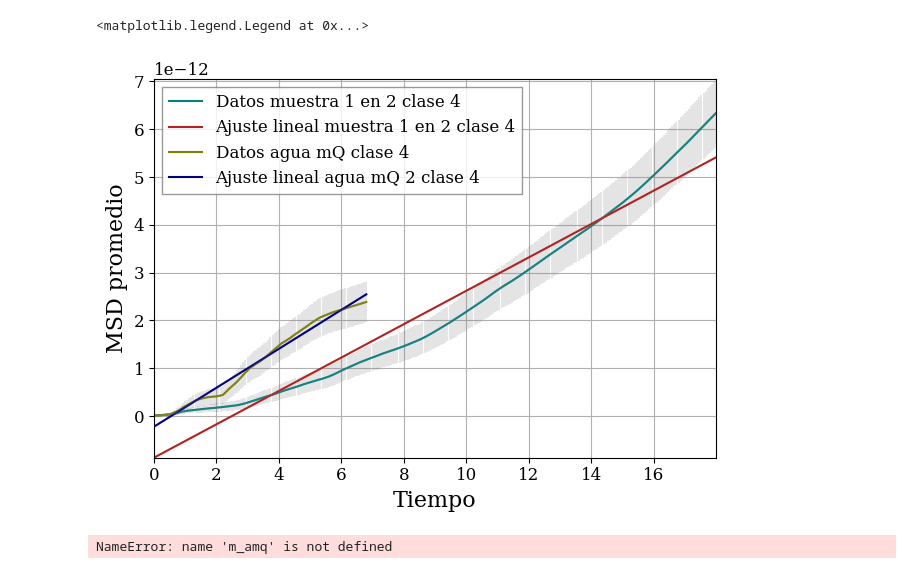
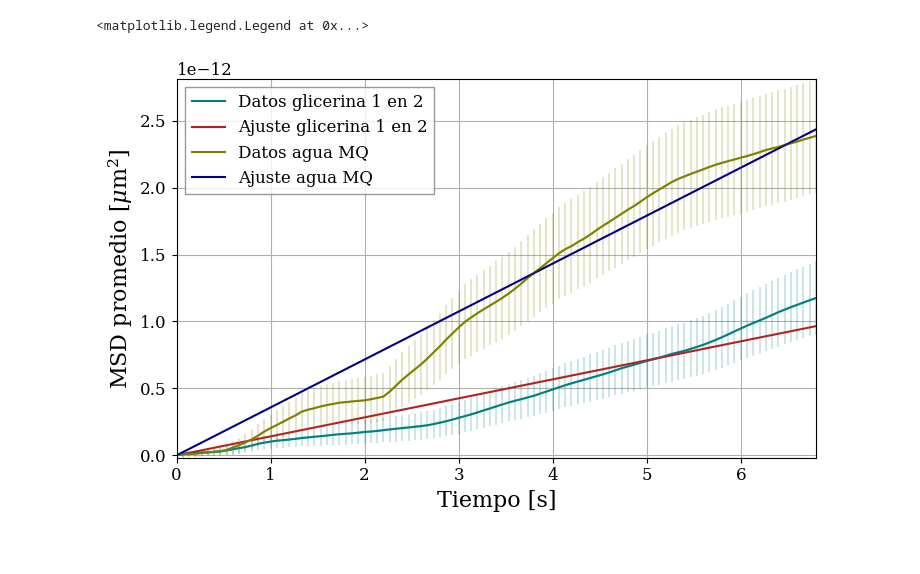
Before and after one commit to gardianc/Pinzas--pticas, a Jupyter notebook: comparaciones.ipynb, the cells around one changed output. Drawn from its saved outputs; the diff is of its cells as text; code cells hidden in the pictures.

```diff
--- a/comparaciones.ipynb
+++ b/comparaciones.ipynb
@@ -54,7 +54,7 @@ def extraccion(datos):
         lista_pos.append(xy)
     for part in lista_pos:
         np.stack(part)
-        lista_bien.append(pixel_a_micron(part.T))
+        lista_bien.append(pixel_a_micron(part.T)*1e-6) # metros
     return t, lista_bien
 
 def MSD(x, y, err_d):
@@ -97,8 +97,8 @@ def promedio(lista_MSD, err_listaMSD):
         err_promedio.append(np.sqrt(sigma)/len(err_listaMSD))
     return MSD_promedio, err_promedio
 
-def lineal(x, a, b):
-    return a*x + b
+def lineal(x, a):
+    return a*x
 
 def viscosidad(m, R, T, err_m, err_R, err_T):
     neff = 2*1.38*1e-23*T/(3*np.pi*R*m)
@@ -205,21 +206,16 @@ plt.savefig()
 # %%
 # Ajuste:
-
 m_lista = []
-b_lista = []
 err_m_lista = []
-err_b_lista = []
 r_cuadrado_lista = []
 
 for i, t in enumerate(tiempos):
-    popt_lin, pcov_lin = curve_fit(lineal, t[:len(lista_MSD_prom[i])], lista_MSD_prom[i], p0=[0, 0])
-    m, b = popt_lin
+    popt_lin, pcov_lin = curve_fit(lineal, t[:len(lista_MSD_prom[i])], lista_MSD_prom[i], p0=[50])
+    m = popt_lin
     perr_lin = np.sqrt(np.diag(pcov_lin))
-    err_m, err_b = perr_lin
+    err_m = perr_lin
     m_lista.append(m)
-    b_lista.append(b)
     err_m_lista.append(err_m)
-    err_b_lista.append(err_b)
 
     # R^2:
     res_lin = lista_MSD_prom[i] - lineal(t[:len(lista_MSD_prom[i])], *popt_lin)
@@ -229,5 +225,5 @@ for i, t in enumerate(tiempos):
     r_cuadrado_lista.append(r_cuadrado_lin)
 
 
-    print(f'Ajuste lineal data {i} m*x + b:\nm = {m} +- {err_m}\nb1 = {b} +- {err_b}\nR^2 = {r_cuadrado_lin}\n')
+    print(f'Ajuste lineal data {i+1} m*x:\nm = {m} +- {err_m}\nR^2 = {r_cuadrado_lin}\n')
 # %% [output]
@@ -253,61 +290,44 @@ R^2 = 0.9841285981101138
 # %%
 fig, ax = plt.subplots()
 
-# # agua MQ:
+# agua MQ:
 # x = np.linspace(t_1[0], t_1[:len(lista_MSD_prom[0])][-1], 1000)
-# y_fit_lin = lineal(x, m_lista[0], b_lista[0])
+# y_fit_lin = lineal(x, m_lista[0])
 
-# ax.errorbar(t_1[:len(lista_MSD_prom[0])], lista_MSD_prom[0], err_lista_prom_MSD[0], alpha = 0.1, color='gray', label='Barras de error')
+# ax.errorbar(t_1[:len(lista_MSD_prom[0])], lista_MSD_prom[0], err_lista_prom_MSD[0], alpha = 0.1, color='teal', label='Barras de error')
 # ax.plot(t_1[:len(lista_MSD_prom[0])], lista_MSD_prom[0], label='Datos agua MQ clase 3')
-# ax.plot(x, y_fit_lin, label='Ajuste lineal agua MQ')
+# ax.plot(x, y_fit_lin, label='Ajuste agua MQ clase 3')
 
 # # 1 en 2:
 # x = np.linspace(t_2[0], t_2[:len(lista_MSD_prom[1])][-1], 1000)
-# y_fit_lin = lineal(x, m_lista[1], b_lista[1])
+# y_fit_lin = lineal(x, m_lista[1])
 
-# ax.errorbar(t_2[:len(lista_MSD_prom[1])], lista_MSD_prom[1], err_lista_prom_MSD[1], alpha = 0.1, color='gray')
-# ax.plot(t_2[:len(lista_MSD_prom[1])], lista_MSD_prom[1], label='Datos muestra 1 en 2 clase 3')
-# ax.plot(x, y_fit_lin, label='Ajuste lineal muestra 1 en 2')
+# ax.errorbar(t_2[:len(lista_MSD_prom[1])], lista_MSD_prom[1], err_lista_prom_MSD[1], alpha = 0.1, color='olive')
+# ax.plot(t_2[:len(lista_MSD_prom[1])], lista_MSD_prom[1], label='Datos glicerina 1 en 2 clase 3')
+# ax.plot(x, y_fit_lin, label='Ajuste glicerina 1 en 2 clase 3')
 
-# 1 en 2:
+# # 1 en 2:
 x = np.linspace(t_3[0], t_3[:len(lista_MSD_prom[2])][-1], 1000)
-y_fit_lin = lineal(x, m_lista[2], b_lista[2])
+y_fit_lin = lineal(x, m_lista[2])
 
-ax.errorbar(t_3[:len(lista_MSD_prom[2])], lista_MSD_prom[2], err_lista_prom_MSD[2], alpha = 0.2, color='gray')
-ax.plot(t_3[:len(lista_MSD_prom[2])], lista_MSD_prom[2], label='Datos muestra 1 en 2 clase 4')
-ax.plot(x, y_fit_lin, label='Ajuste lineal muestra 1 en 2 clase 4')
+ax.errorbar(t_3[:len(lista_MSD_prom[2])], lista_MSD_prom[2], err_lista_prom_MSD[2], alpha = 0.2, color='teal')
+ax.plot(t_3[:len(lista_MSD_prom[2])], lista_MSD_prom[2], label='Datos glicerina 1 en 2')
+ax.plot(x, y_fit_lin, label='Ajuste glicerina 1 en 2')
 
 x = np.linspace(t_4[0], t_4[:len(lista_MSD_prom[3])][-1], 1000)
-y_fit_lin = lineal(x, m_lista[3], b_lista[3])
+y_fit_lin = lineal(x, m_lista[3])
 
-ax.errorbar(t_4[:len(lista_MSD_prom[3])], lista_MSD_prom[3], err_lista_prom_MSD[3], alpha = 0.2, color='gray')
-ax.plot(t_4[:len(lista_MSD_prom[3])], lista_MSD_prom[3], label='Datos agua mQ clase 4')
-ax.plot(x, y_fit_lin, label='Ajuste lineal agua mQ 2 clase 4')
+ax.errorbar(t_4[:len(lista_MSD_prom[3])], lista_MSD_prom[3], err_lista_prom_MSD[3], alpha = 0.2, color='olive')
+ax.plot(t_4[:len(lista_MSD_prom[3])], lista_MSD_prom[3], label='Datos agua MQ')
+ax.plot(x, y_fit_lin, label='Ajuste agua MQ')
 
-ax.set_xlabel('Tiempo')
-ax.set_ylabel('MSD promedio')
+ax.set_xlabel('Tiempo [s]')
+ax.set_ylabel(r'MSD promedio [$\mu$m$^2]$')
 ax.set_xmargin(0)
 ax.set_ymargin(0)
 ax.legend()
+
+# plt.savefig('Gráficos/comparacion ajuste.pdf', format='pdf', dpi=150)
 # %% [output]
 <matplotlib.legend.Legend at 0x...>
-[figure, old version]
+[figure, new version]
-# %%
-radio_px = 50/2
-radio = pixel_a_micron(radio_px)*1e-6 # el 1e-6 lo pasa a metros para tener el neff en unidades razonables
-
-T_celsius = 25.5
-T = celsius_a_k(T_celsius)
-
-neff_amq, nerr_amq = viscosidad(m_amq, radio, T, err_m_amq, err_d, 0.1)
-Fuerza_v_amq, err_F_amq = fuerza_V(radio, neff_amq, 8*1e-6, err_d, nerr_amq, 1*1e-6)
-
-neff_12, nerr_12 = viscosidad(m_12, radio, T, err_m_12, err_d, 0.1)
-Fuerza_v_12, err_F_12 = fuerza_V(radio, neff_12, 5*1e-6, err_d, nerr_12, 1*1e-6)
-
-print(f'Agua mQ\nEl coeficiente de viscosidad es: {neff_amq} +- {nerr_amq}\nLa fuerza del láser calculada con estos datos es: {Fuerza_v_amq} +- {err_F_amq}\n')
-
-print(f'Muestra de agua con glicerina:\nEl coeficiente de viscosidad es: {neff_12} +- {nerr_12}\nLa fuerza del láser calculada con estos datos es: {Fuerza_v_12} +- {err_F_12}')
-print(Fuerza_v_amq, Fuerza_v_12)
-# %% [output]
-NameError: name 'm_amq' is not defined
```
Also changed, not shown: parts of 5 cells of this notebook, 5 other files.
